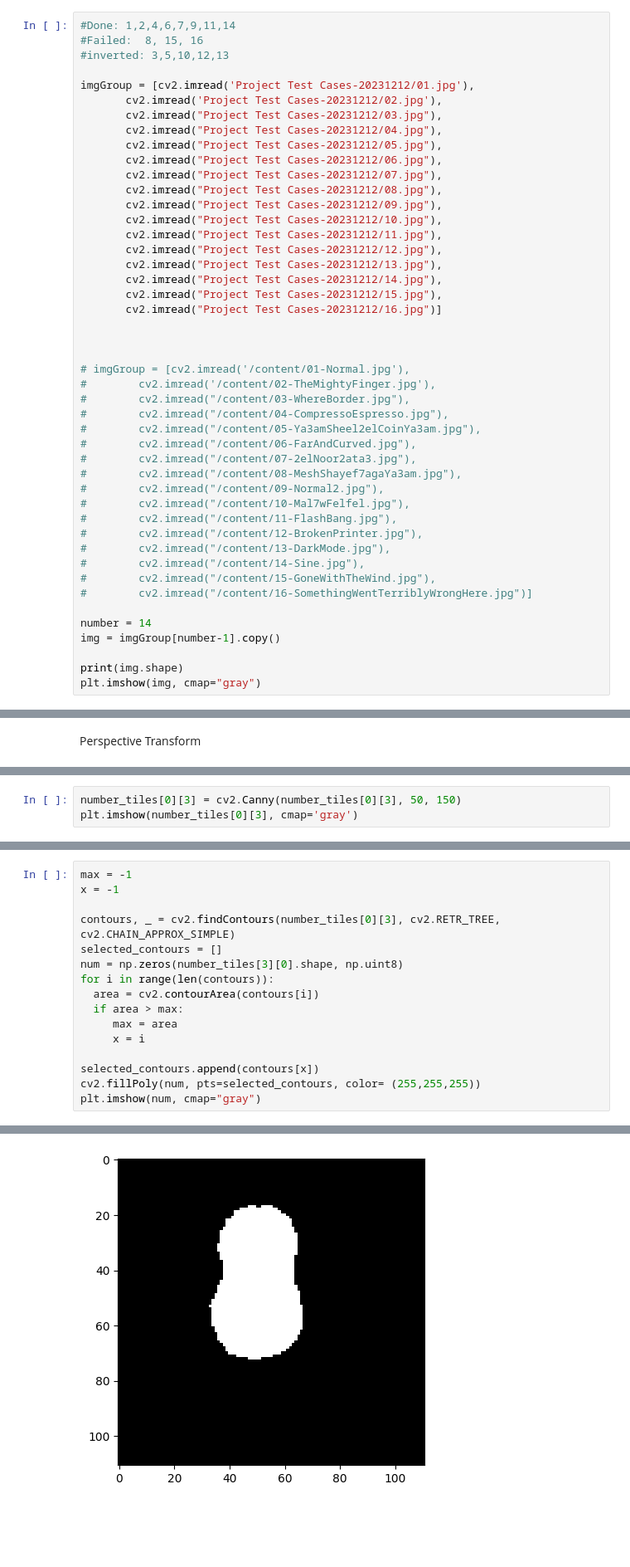
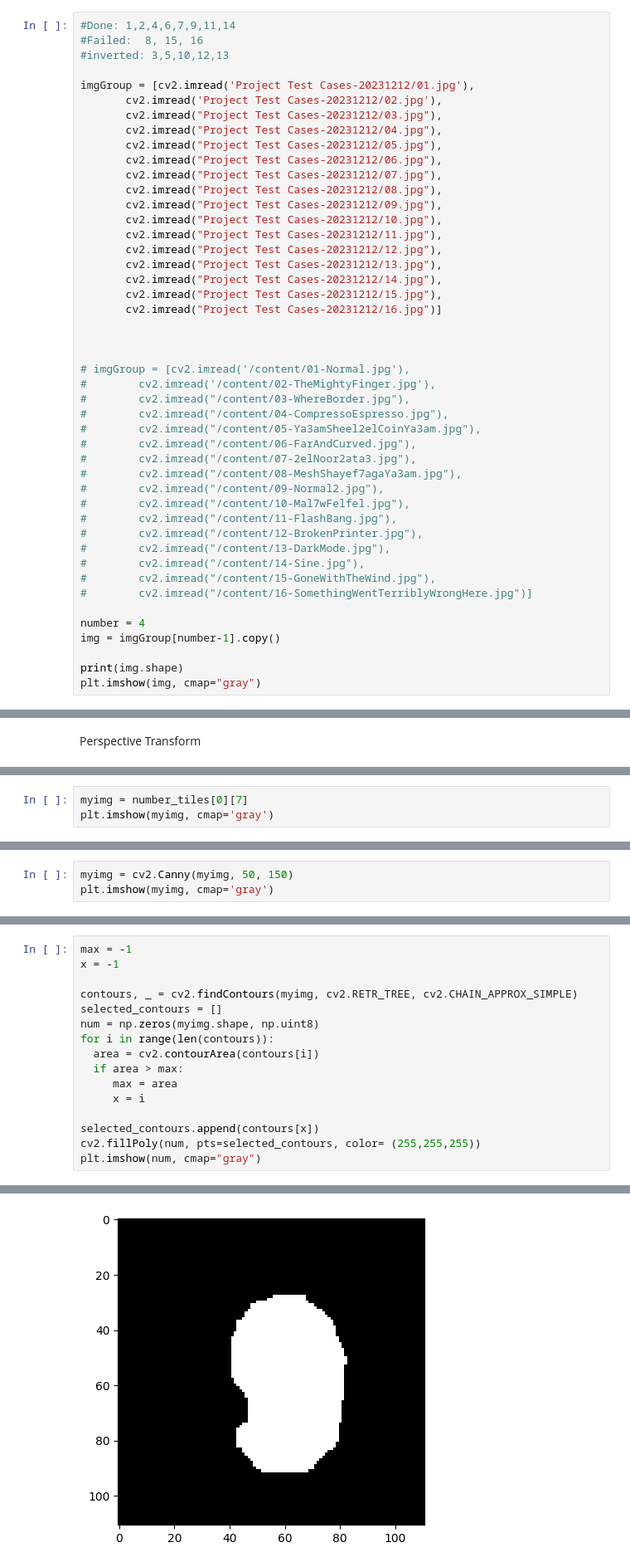
Before and after one commit to youssef-mohamed1809/Sudoku-Image-Processing, a Jupyter notebook: Project_CV_Final.ipynb, the cells around one changed output, grey strips where cells are left out. Shown at 83% size. Cells and saved outputs as stored; diff of their text form; blank space fills up the shorter version.

```diff
--- a/Project_CV_Final.ipynb
+++ b/Project_CV_Final.ipynb
@@ -50,7 +50,7 @@ imgGroup = [cv2.imread('Project Test Cases-20231212/01.jpg'),
 #        cv2.imread("/content/15-GoneWithTheWind.jpg"),
 #        cv2.imread("/content/16-SomethingWentTerriblyWrongHere.jpg")]
 
-number = 14
+number = 4
 img = imgGroup[number-1].copy()
 
 print(img.shape)
@@ -450,0 +446,3 @@ plt.imshow(number_tiles[1][6], cmap='gray')
+# %%
+myimg = number_tiles[0][7]
+plt.imshow(myimg, cmap='gray')
@@ -451,5 +452,5 @@ plt.imshow(number_tiles[1][6], cmap='gray')
 # %%
-number_tiles[0][3] = cv2.Canny(number_tiles[0][3], 50, 150)
-plt.imshow(number_tiles[0][3], cmap='gray')
+myimg = cv2.Canny(myimg, 50, 150)
+plt.imshow(myimg, cmap='gray')
 # %% [output]
 <matplotlib.image.AxesImage at 0x...>
@@ -457,20 +458,20 @@ plt.imshow(number_tiles[0][3], cmap='gray')
 # %%
 max = -1
 x = -1
 
-contours, _ = cv2.findContours(number_tiles[0][3], cv2.RETR_TREE, cv2.CHAIN_APPROX_SIMPLE)
+contours, _ = cv2.findContours(myimg, cv2.RETR_TREE, cv2.CHAIN_APPROX_SIMPLE)
 selected_contours = []
-num = np.zeros(number_tiles[3][0].shape, np.uint8)
+num = np.zeros(myimg.shape, np.uint8)
 for i in range(len(contours)):
   area = cv2.contourArea(contours[i])
   if area > max:
      max = area
      x = i
 
 selected_contours.append(contours[x])
 cv2.fillPoly(num, pts=selected_contours, color= (255,255,255))
 plt.imshow(num, cmap="gray")
 # %% [output]
 <matplotlib.image.AxesImage at 0x...>
-[figure, old version]
+[figure, new version]
 # %%
```
Also changed, not shown: parts of 19 cells of this notebook, 11 other files.
